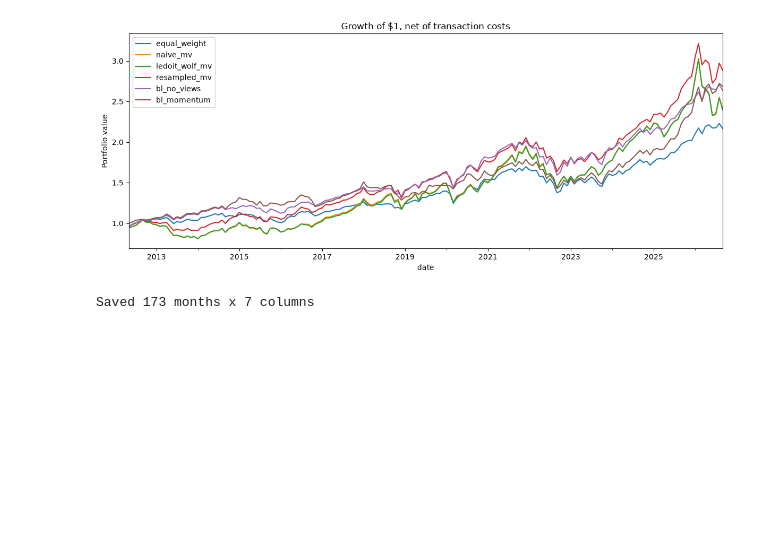
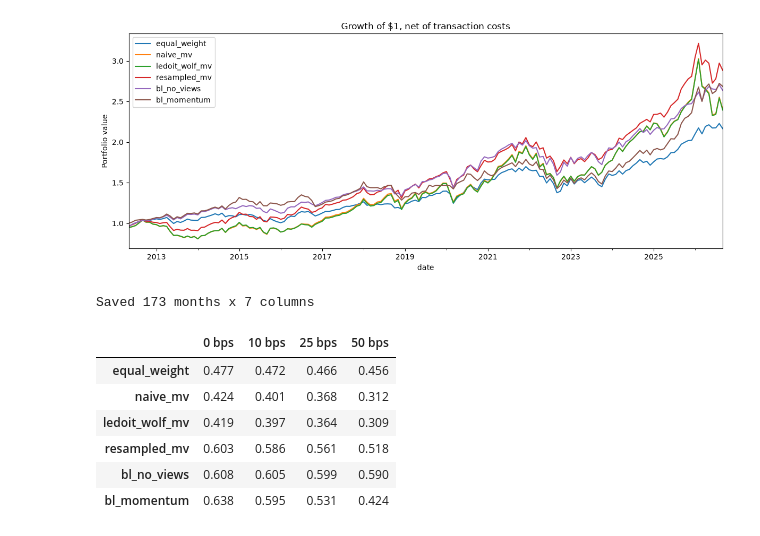
Before and after one commit to EthanB425/Portfolio-Optimization-Under-Uncertainty, a Jupyter notebook: notebooks/03_backtest.ipynb, the cells around one changed output. Saved outputs shown, nothing was run; the diff lists cells and outputs as text; code cells hidden in the pictures; blank space fills up the shorter version.

Commit message:
Added the transaction cost sensitivity analysis

```diff
--- a/notebooks/03_backtest.ipynb
+++ b/notebooks/03_backtest.ipynb
@@ -61,3 +61,22 @@ net_returns.to_csv("../data/backtest_net_returns.csv")
 print(f"Saved {len(net_returns)} months x {net_returns.shape[1]} columns")
 # %% [output]
 Saved 173 months x 7 columns
+# %%
+def sharpe_at_cost(results, cost_rate):
+    net = results["gross"] - cost_rate * results["turnover"]
+    excess = net - results["rf"]
+    return excess.mean() / excess.std() * np.sqrt(12)
+
+cost_table = pd.DataFrame({
+    f"{c * 10000:.0f} bps": {name: sharpe_at_cost(res[0], c) for name, res in all_results.items()}
+    for c in [0.0, 0.001, 0.0025, 0.005]
+})
+cost_table.round(3)
+# %% [output]
+|  | 0 bps | 10 bps | 25 bps | 50 bps |
+| equal_weight | 0.477 | 0.472 | 0.466 | 0.456 |
+| naive_mv | 0.424 | 0.401 | 0.368 | 0.312 |
+| ledoit_wolf_mv | 0.419 | 0.397 | 0.364 | 0.309 |
+| resampled_mv | 0.603 | 0.586 | 0.561 | 0.518 |
+| bl_no_views | 0.608 | 0.605 | 0.599 | 0.590 |
+| bl_momentum | 0.638 | 0.595 | 0.531 | 0.424 |
```
Also changed, not shown: parts of 1 cell of this notebook.
